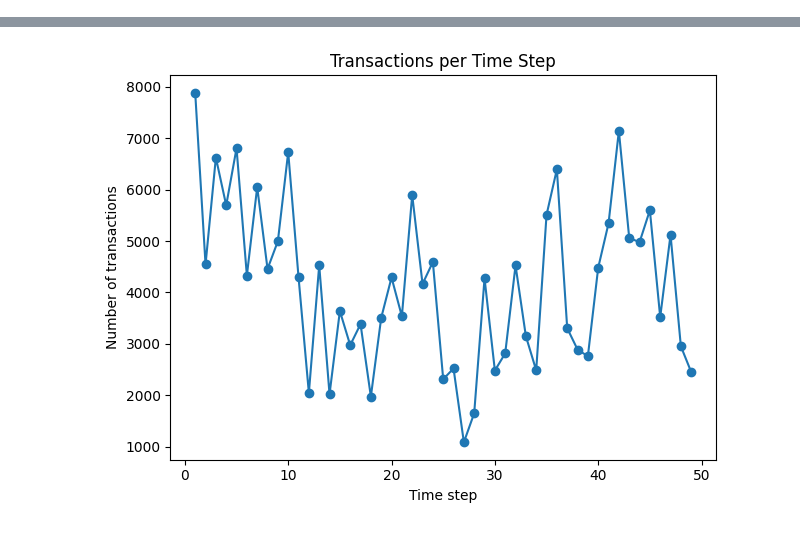
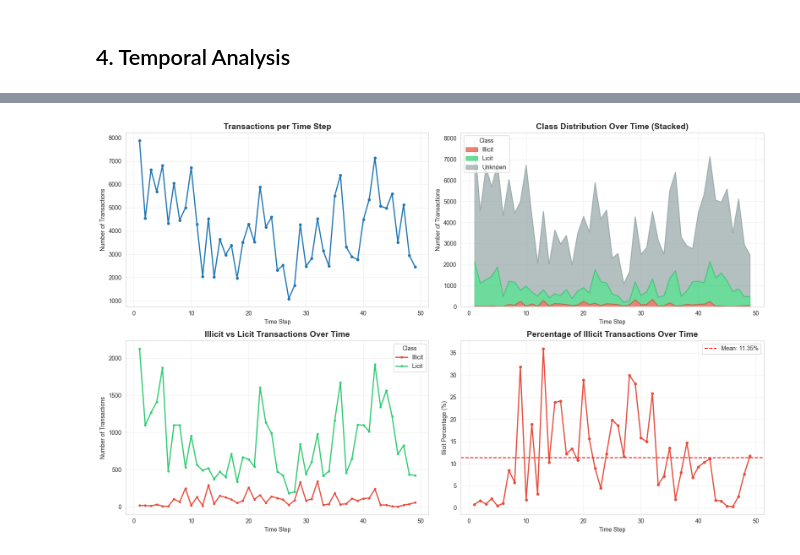
Before and after one commit to NehorayChalfon0166/final_project, a Jupyter notebook: Elipticpp_EDA.ipynb, the cells around one changed output, grey strips where cells are left out. Drawn from its saved outputs; the diff is of its cells as text; code cells hidden in the pictures.

```diff
--- a/Elipticpp_EDA.ipynb
+++ b/Elipticpp_EDA.ipynb
@@ -1,7 +14,19 @@
 # %%
 import os
 import pandas as pd
+import numpy as np
 import matplotlib.pyplot as plt
+import seaborn as sns
+import networkx as nx
+from scipy import stats
+from sklearn.preprocessing import StandardScaler
+import warnings
+warnings.filterwarnings('ignore')
+
+# Set style for better visualizations
+sns.set_style("whitegrid")
+plt.rcParams['figure.figsize'] = (12, 6)
+plt.rcParams['font.size'] = 10
 
 # 1. Data folder
 base = "Elipticpp_data"
@@ -9,6 +34,7 @@ if not os.path.isdir(base):
     raise FileNotFoundError(f"Data folder '{base}' not found. Place the extracted files there or update the path.")
 
 # 2. Load core tables
+print("Loading data files...")
 txs_features = pd.read_csv(os.path.join(base, "txs_features.csv"))
 txs_classes  = pd.read_csv(os.path.join(base, "txs_classes.csv"))
 txs_edges    = pd.read_csv(os.path.join(base, "txs_edgelist.csv"))
@@ -31,6 +57,9 @@ class_mapping = {
 txs["class_label"] = txs["class"].map(class_mapping)
 wallets["class_label"] = wallets["class"].map(class_mapping)
 
-print("txs:", txs.shape)
-print("wallets:", wallets.shape)
+print("\n=== Dataset Shapes ===")
+print(f"Transactions: {txs.shape}")
+print(f"Wallets: {wallets.shape}")
+print(f"Transaction edges: {txs_edges.shape}")
+print("\n✓ Data loaded successfully!")
 # %% [output]
@@ -77,13 +191,56 @@ Name: count, dtype: int64
+# %% [markdown]
+## 4. Temporal Analysis
 # %%
-# B. Time-step distribution
+# Time-step distribution
 timestep_counts = txs["Time step"].value_counts().sort_index()
-print("Time steps:", timestep_counts.head(), " ... ", timestep_counts.tail())
+print("=== TIME STEP STATISTICS ===")
+print(f"Time steps range: {timestep_counts.index.min()} to {timestep_counts.index.max()}")
+print(f"Total time steps: {len(timestep_counts)}")
+print(f"Average transactions per time step: {timestep_counts.mean():.2f}")
+print(f"Median transactions per time step: {timestep_counts.median():.2f}")
+print(f"Max transactions in a time step: {timestep_counts.max()}")
+print(f"Min transactions in a time step: {timestep_counts.min()}")
 
-plt.figure()
-timestep_counts.plot(kind="line", marker="o")
-plt.title("Transactions per Time Step")
-plt.xlabel("Time step")
-plt.ylabel("Number of transactions")
+# Visualize temporal patterns
+fig, axes = plt.subplots(2, 2, figsize=(16, 10))
+
+# Overall time series
+timestep_counts.plot(kind="line", marker="o", ax=axes[0, 0], linewidth=2, markersize=4)
+axes[0, 0].set_title("Transactions per Time Step", fontsize=14, fontweight='bold')
+axes[0, 0].set_xlabel("Time Step")
+axes[0, 0].set_ylabel("Number of Transactions")
+axes[0, 0].grid(True, alpha=0.3)
+
+# Class distribution over time
+time_class = txs.groupby(['Time step', 'class_label']).size().unstack(fill_value=0)
+time_class.plot(kind='area', stacked=True, ax=axes[0, 1],
+                color=['#e74c3c', '#2ecc71', '#95a5a6'], alpha=0.7)
+axes[0, 1].set_title("Class Distribution Over Time (Stacked)", fontsize=14, fontweight='bold')
+axes[0, 1].set_xlabel("Time Step")
+axes[0, 1].set_ylabel("Number of Transactions")
+axes[0, 1].legend(title="Class", loc='upper left')
+axes[0, 1].grid(True, alpha=0.3)
+
+# Illicit vs Licit over time (non-stacked)
+time_class_filtered = time_class[['Illicit', 'Licit']]
+time_class_filtered.plot(kind='line', ax=axes[1, 0], linewidth=2,
+                         color=['#e74c3c', '#2ecc71'], marker='o', markersize=3)
+axes[1, 0].set_title("Illicit vs Licit Transactions Over Time", fontsize=14, fontweight='bold')
+axes[1, 0].set_xlabel("Time Step")
+axes[1, 0].set_ylabel("Number of Transactions")
+axes[1, 0].legend(title="Class")
+axes[1, 0].grid(True, alpha=0.3)
+
+# Illicit percentage over time
+illicit_pct = (time_class['Illicit'] / (time_class['Illicit'] + time_class['Licit']) * 100)
+illicit_pct.plot(kind='line', ax=axes[1, 1], linewidth=2, color='#e74c3c', marker='o', markersize=4)
+axes[1, 1].set_title("Percentage of Illicit Transactions Over Time", fontsize=14, fontweight='bold')
+axes[1, 1].set_xlabel("Time Step")
+axes[1, 1].set_ylabel("Illicit Percentage (%)")
+axes[1, 1].axhline(y=illicit_pct.mean(), color='r', linestyle='--', label=f'Mean: {illicit_pct.mean():.2f}%')
+axes[1, 1].legend()
+axes[1, 1].grid(True, alpha=0.3)
+
 plt.tight_layout()
 plt.show()
 # %% [output]
@@ -103 +254 @@ Name: count, dtype: int64
-[figure, old version]
+[figure, new version]
```
Also changed, not shown: parts of 29 cells of this notebook.
